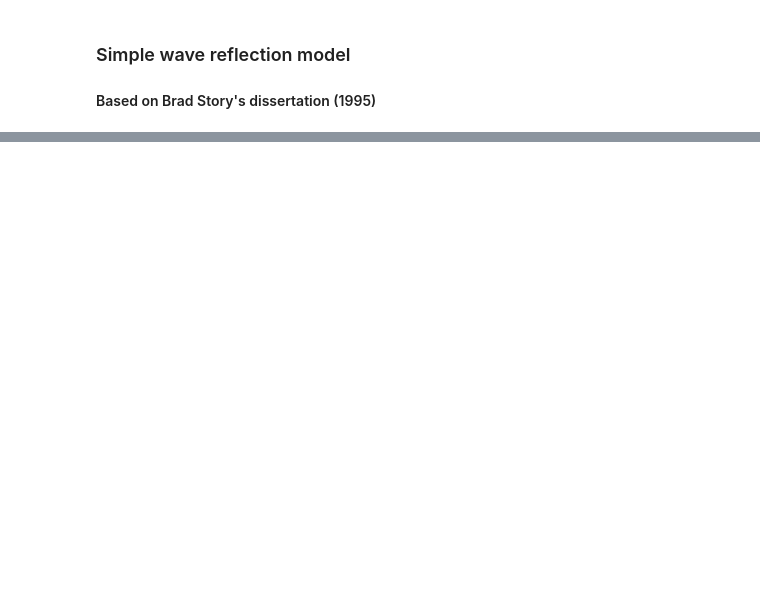
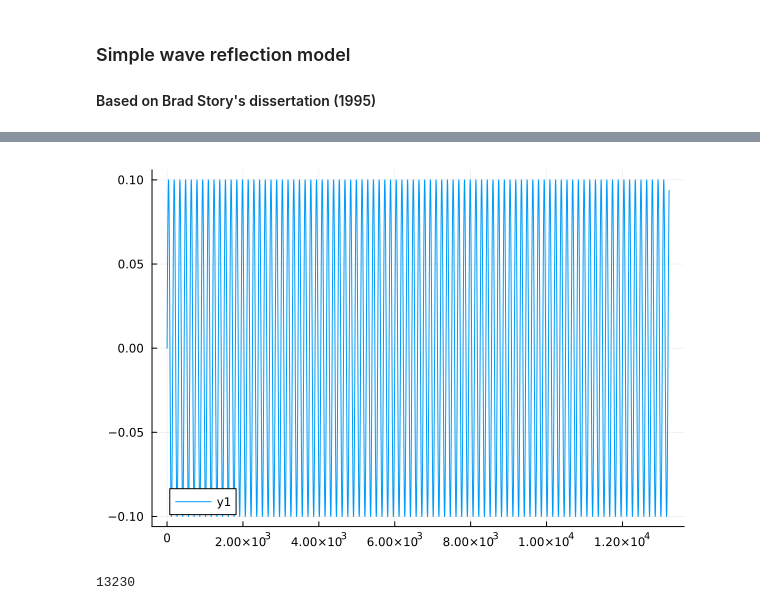
Before and after one commit to tschnoor/demonstration-notebooks, a Jupyter notebook: in_progress/wave_reflection.ipynb, the cells around one changed output, grey strips where cells are left out. Saved outputs shown, nothing was run; the diff lists cells and outputs as text; code cells hidden in the pictures; blank space fills up the shorter version.

Commit message:
fixed things to have a minimal wave reflection model

```diff
--- a/in_progress/wave_reflection.ipynb
+++ b/in_progress/wave_reflection.ipynb
@@ -19 +77,43 @@ generic_loss = 0.999 # Generic loss factor
+# %%
+# M = 1 # mass in grams
+# R = 35 # resistance in dyn s/cm
+# K = 30000 # stiffness dyn/cm
+# delta_t = 0.0001 # sampling interval in s
+# dur = 1 # duration in seconds
+# x1 = 0.1 # deflection of first sample in cm
+# x2 = 0.1 # deflection of second sample in cm
+
+# # preliminary calculations
+#
+# Int64(dur / delta_t) # total number of samples
+# # Generate a sine wave that repeats every 20 samples with amplitude 0.1
+period = 150
+amplitude = 0.1
+sine_wave = [amplitude * sin(2 * pi * (i-1) / period) for i in 1:samples]
+# # plot(sine_wave, title="Sine wave: period=20, amplitude=0.1")
+# F = zeros(samps) # force applied at each sample
+# # F = sine_wave # force applied at each sample
+# x = zeros(samps) # displacement at each sample
+# # x = sine_wave # displacement at each sample
+# x[1] = x1
+# x[2] = x2
+
+# # Gets the next displacement of the mass given previous displacement and other variables
+
+# function get_next_displacement(n, M, R, K, delta_t)
+#     return (2 - ((delta_t*R)/M) -(((delta_t^2)*K)/M))*x[n] + (((delta_t*R)/M)-1)*x[n-1] + ((delta_t^2)/M)*F[n]
+# end
+
+# for n in 2:samps-1
+#     x[n+1] = get_next_displacement(n, M, R, K, delta_t)
+# end
+
+plot(sine_wave[1:end])
+# %% [output]
+[figure, added]
+# %%
+sig = sine_wave
+samples = length(sig)
+# %% [output]
+13230
 # %%
```
Also changed, not shown: parts of 11 cells of this notebook, 4 other files.
